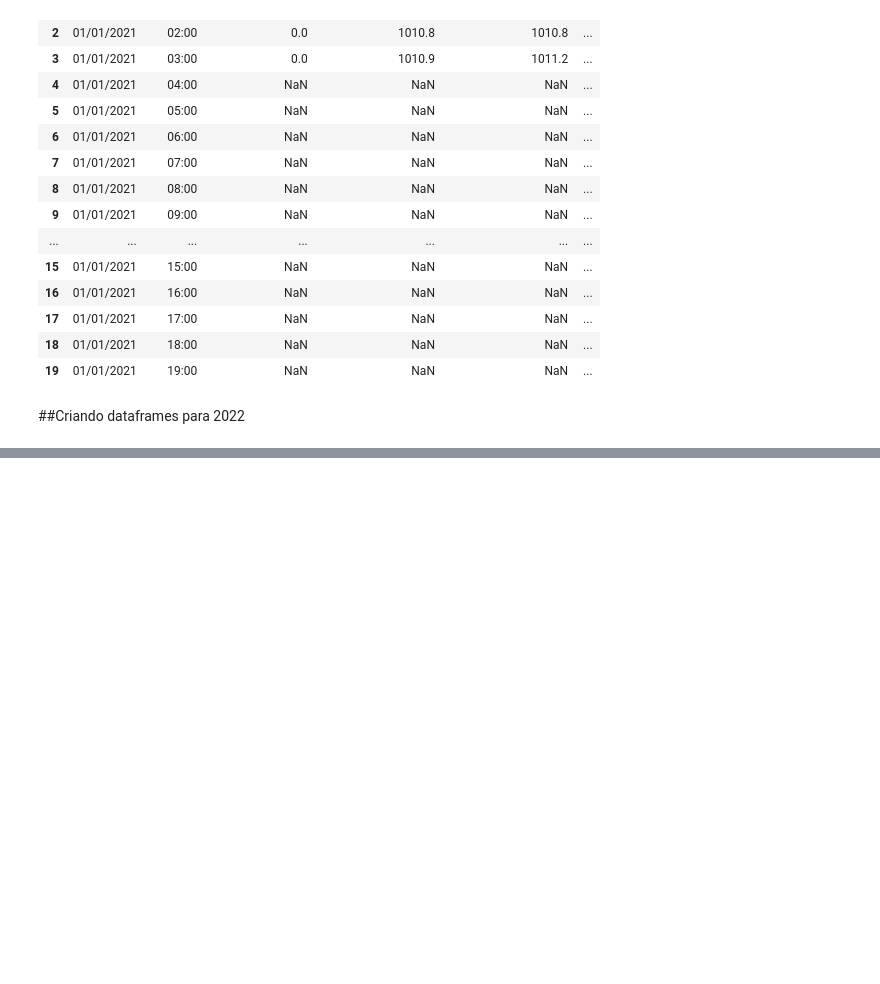
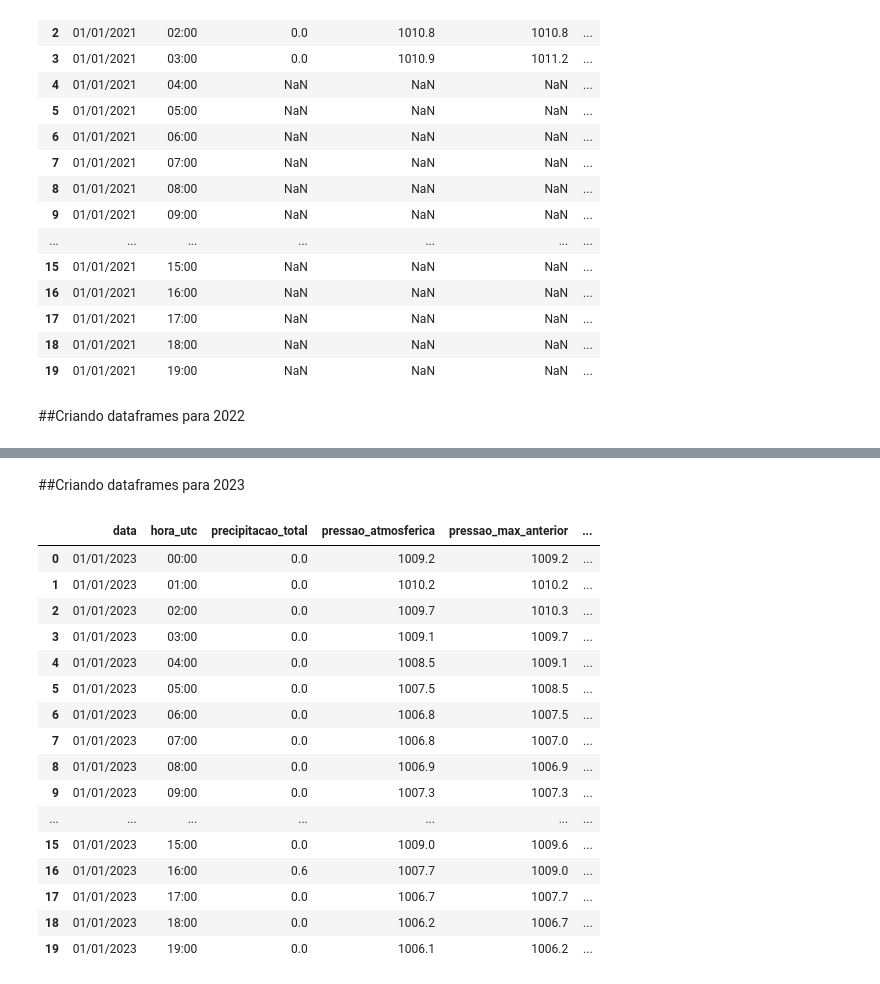
Before and after one commit to ThiagoAdriano1/Trabalho_Estatistica_1, a Jupyter notebook: Analise.ipynb, the cells around one changed output, grey strips where cells are left out. Drawn from its saved outputs; the diff is of its cells as text; code cells hidden in the pictures; blank space fills up the shorter version.

```diff
--- a/Analise.ipynb
+++ b/Analise.ipynb
@@ -423,0 +440,45 @@ df_2022.head(20)
+# %% [markdown]
+##Criando dataframes para 2023
+# %%
+belem_2023 = pd.read_csv(r'C:\Users\Darlene\Documents\Exercícios de Programação\Colab\Trabalho_Estatistica\Datasets_1\2023\2023_Belem.CSV', delimiter=';',dtype={'precipitacao_total':'float64'})
+bh_2023 = pd.read_csv(r'C:\Users\Darlene\Documents\Exercícios de Programação\Colab\Trabalho_Estatistica\Datasets_1\2023\2023_Belo_Horizonte.CSV', delimiter=';',dtype={'precipitacao_total':'float64'})
+bsb_2023 = pd.read_csv(r'C:\Users\Darlene\Documents\Exercícios de Programação\Colab\Trabalho_Estatistica\Datasets_1\2023\2023_Brasilia.CSV', delimiter=';',dtype={'precipitacao_total':'float64'})
+cg_2023 = pd.read_csv(r'C:\Users\Darlene\Documents\Exercícios de Programação\Colab\Trabalho_Estatistica\Datasets_1\2023\2023_Campo_Grande.CSV', delimiter=';',dtype={'precipitacao_total':'float64'})
+cb_2023 = pd.read_csv(r'C:\Users\Darlene\Documents\Exercícios de Programação\Colab\Trabalho_Estatistica\Datasets_1\2023\2023_Curitiba.CSV', delimiter=';',dtype={'precipitacao_total':'float64'})
+manaus_2023 = pd.read_csv(r'C:\Users\Darlene\Documents\Exercícios de Programação\Colab\Trabalho_Estatistica\Datasets_1\2023\2023_Manaus.CSV', delimiter=';',dtype={'precipitacao_total':'float64'})
+pa_2023 = pd.read_csv(r'C:\Users\Darlene\Documents\Exercícios de Programação\Colab\Trabalho_Estatistica\Datasets_1\2023\2023_Porto_Alegre.CSV', delimiter=';',dtype={'precipitacao_total':'float64'})
+salvador_2023 = pd.read_csv(r'C:\Users\Darlene\Documents\Exercícios de Programação\Colab\Trabalho_Estatistica\Datasets_1\2023\2023_Salvador.CSV', delimiter=';',dtype={'precipitacao_total':'float64'})
+sp_2023 = pd.read_csv(r'C:\Users\Darlene\Documents\Exercícios de Programação\Colab\Trabalho_Estatistica\Datasets_1\2023\2023_Sao_Paulo.CSV', delimiter=';',dtype={'precipitacao_total':'float64'})
+teresina_2023 = pd.read_csv(r'C:\Users\Darlene\Documents\Exercícios de Programação\Colab\Trabalho_Estatistica\Datasets_1\2023\2023_Teresina.CSV', delimiter=';',dtype={'precipitacao_total':'float64'})
+# %%
+belem_2023['Cidade'] = 'Belém'
+bh_2023['Cidade'] = 'Belo+Horizonte'
+bsb_2023['Cidade'] = 'Brasília'
+cg_2023['Cidade'] = 'Campo_Grande'
+cb_2023['Cidade'] = 'Curitiba'
+manaus_2023['Cidade'] = 'Manaus'
+pa_2023['Cidade'] = 'Porto_Alegre'
+salvador_2023['Cidade'] = 'Salvador'
+sp_2023['Cidade'] = 'Sao_Paulo'
+teresina_2023['Cidade'] = 'Teresina'
+# %%
+df_2023 = pd.concat([belem_2023, bh_2023, bsb_2023, cg_2023, cb_2023, manaus_2023, pa_2023, salvador_2023, sp_2023, teresina_2023], ignore_index=True)
+df_2023.head(20)
+# %% [output]
+|  | data | hora_utc | precipitacao_total | pressao_atmosferica | pressao_max_anterior | ... |
+| 0 | 01/01/2023 | 00:00 | 0.0 | 1009.2 | 1009.2 | ... |
+| 1 | 01/01/2023 | 01:00 | 0.0 | 1010.2 | 1010.2 | ... |
+| 2 | 01/01/2023 | 02:00 | 0.0 | 1009.7 | 1010.3 | ... |
+| 3 | 01/01/2023 | 03:00 | 0.0 | 1009.1 | 1009.7 | ... |
+| 4 | 01/01/2023 | 04:00 | 0.0 | 1008.5 | 1009.1 | ... |
+| 5 | 01/01/2023 | 05:00 | 0.0 | 1007.5 | 1008.5 | ... |
+| 6 | 01/01/2023 | 06:00 | 0.0 | 1006.8 | 1007.5 | ... |
+| 7 | 01/01/2023 | 07:00 | 0.0 | 1006.8 | 1007.0 | ... |
+| 8 | 01/01/2023 | 08:00 | 0.0 | 1006.9 | 1006.9 | ... |
+| 9 | 01/01/2023 | 09:00 | 0.0 | 1007.3 | 1007.3 | ... |
+| ... | ... | ... | ... | ... | ... | ... |
+| 15 | 01/01/2023 | 15:00 | 0.0 | 1009.0 | 1009.6 | ... |
+| 16 | 01/01/2023 | 16:00 | 0.6 | 1007.7 | 1009.0 | ... |
+| 17 | 01/01/2023 | 17:00 | 0.0 | 1006.7 | 1007.7 | ... |
+| 18 | 01/01/2023 | 18:00 | 0.0 | 1006.2 | 1006.7 | ... |
+| 19 | 01/01/2023 | 19:00 | 0.0 | 1006.1 | 1006.2 | ... |
```
Also changed, not shown: parts of 5 cells of this notebook.
